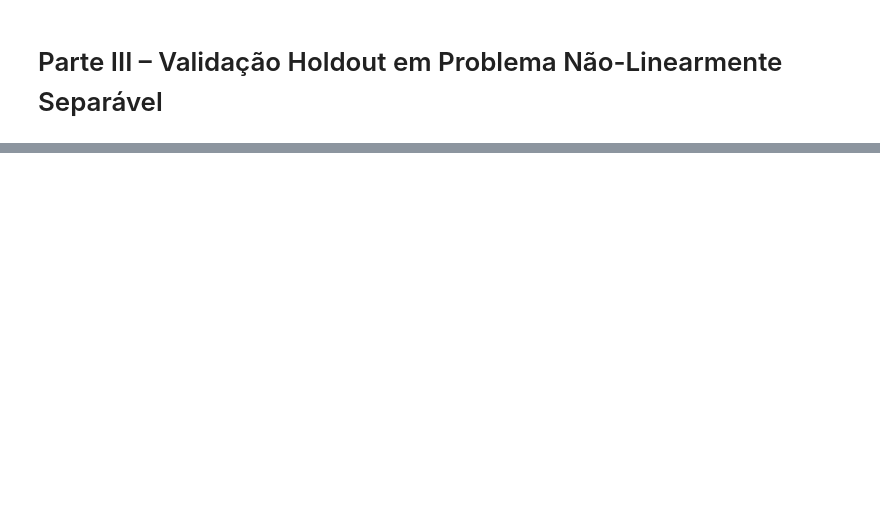
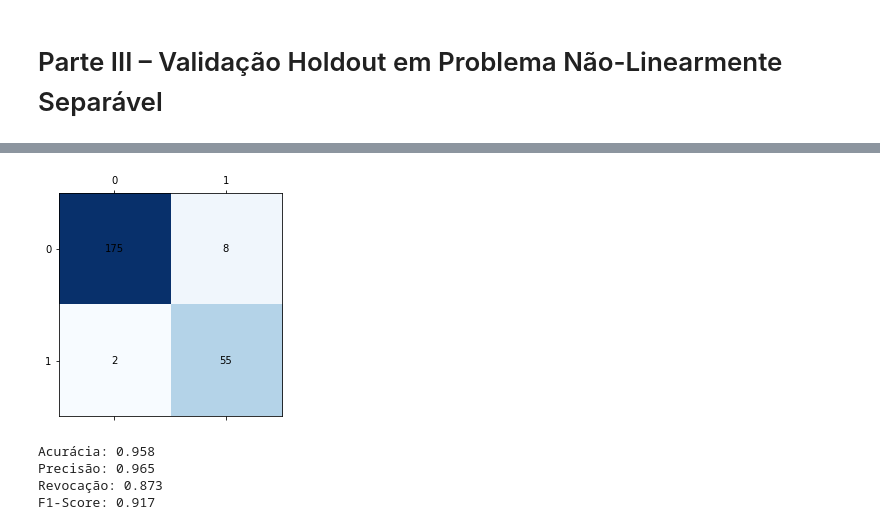
Before and after one commit to migvanderlei/rna-2-1, a Jupyter notebook: rna_rosenblatt_perceptron.ipynb, the cells around one changed output, grey strips where cells are left out. Cells and saved outputs as stored; diff of their text form; code cells hidden in the pictures; blank space fills up the shorter version.

Commit message:
Parte III - Validação Holdout em Problema Não-Linearmente Separável

```diff
--- a/rna_rosenblatt_perceptron.ipynb
+++ b/rna_rosenblatt_perceptron.ipynb
@@ -212,0 +243,17 @@ print(tabela)
+# %%
+dataHoldout = np.fromfile('data/dataHoldout.txt').reshape(-1, 3)
+
+import random
+random.shuffle(dataHoldout)
+
+X = dataHoldout[: , :2]
+y = dataHoldout[:,2:]
+
+X_train = X[:int(len(X)*0.7)]
+X_test = X[int(len(X)*0.7):]
+
+y_train = y[:int(len(y)*0.7)]
+y_test = y[int(len(y)*0.7):]
+# %%
+p = Perceptron(X_train, y_train, max_epocas=100, aleatorio=True)
+p.treinar()
@@ -212,0 +278,23 @@ print(tabela)
+# %%
+y_pred = p.testar(X_test)
+# %%
+cm = confusion_matrix(y_pred=y_pred, y_true=y_test)
+plt.matshow(cm, cmap=plt.cm.Blues)
+
+for (x, y), value in np.ndenumerate(cm):
+    plt.text(y, x, f"{value}", va="center", ha="center")
+
+plt.show()
+# %% [output]
+[figure, added]
+# %%
+print("Acurácia: {:.3f}".format(accuracy_score(y_pred, y_test)))
+
+print("Precisão: {:.3f}".format(precision_score(y_pred, y_test)))
+print("Revocação: {:.3f}".format(recall_score(y_pred, y_test)))
+print("F1-Score: {:.3f}".format(f1_score(y_pred, y_test)))
+# %% [output]
+Acurácia: 0.958
+Precisão: 0.965
+Revocação: 0.873
+F1-Score: 0.917
```
Also changed, not shown: parts of 12 cells of this notebook.
